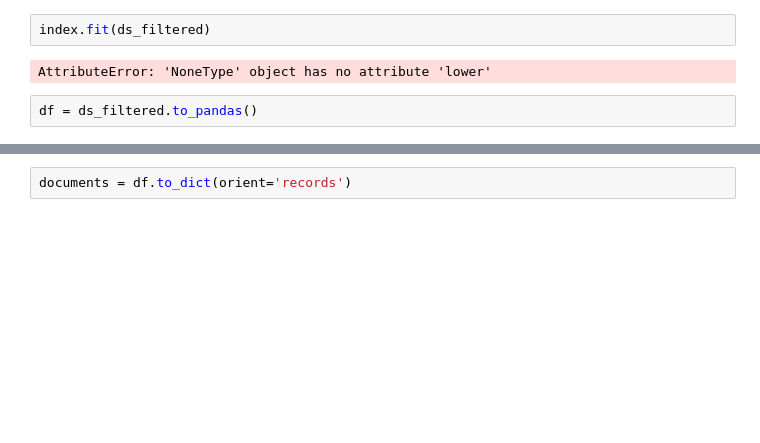
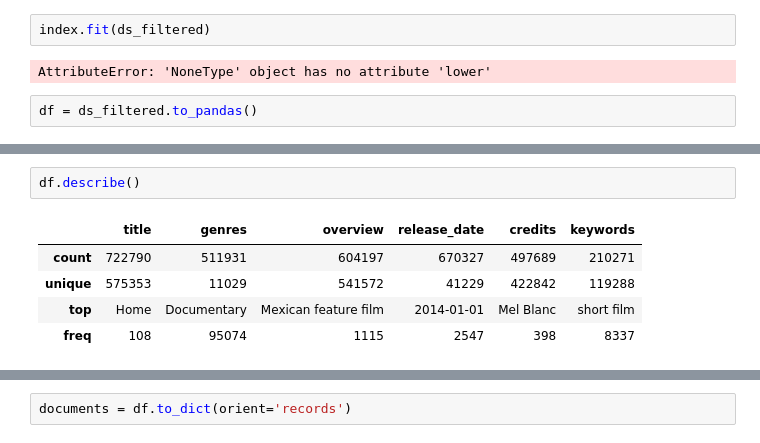
Before and after one commit to ulanliu/movie_finder, a Jupyter notebook: notebook/explore.ipynb, the cells around one changed output, grey strips where cells are left out. Cells and saved outputs as stored; diff of their text form; blank space fills up the shorter version.

```diff
--- a/notebook/explore.ipynb
+++ b/notebook/explore.ipynb
@@ -87,3 +89,11 @@ df.head()
 | 2 | Ant-Man and the Wasp: Quantumania | Action-Adventure-Science Fiction | Super-Hero partners Scott Lang an... | 2023-02-15 | Paul Rudd-Evangeline Lilly-Jonath... | hero-ant-sequel-superhero-based o... |
 | 3 | Creed III | Drama-Action | After dominating the boxing world... | 2023-03-01 | Michael B. Jordan-Tessa Thompson-... | philadelphia pennsylvania-husband... |
 | 4 | The Super Mario Bros. Movie | Animation-Family-Adventure-Fantas... | While working underground to fix ... | 2023-04-05 | Chris Pratt-Charlie Day-Anya Tayl... | video game-gorilla-plumber-magic ... |
+# %%
+df.describe()
+# %% [output]
+|  | title | genres | overview | release_date | credits | keywords |
+| count | 722790 | 511931 | 604197 | 670327 | 497689 | 210271 |
+| unique | 575353 | 11029 | 541572 | 41229 | 422842 | 119288 |
+| top | Home | Documentary | Mexican feature film | 2014-01-01 | Mel Blanc | short film |
+| freq | 108 | 95074 | 1115 | 2547 | 398 | 8337 |
```
Also changed, not shown: parts of 18 cells of this notebook, 1 other file.
